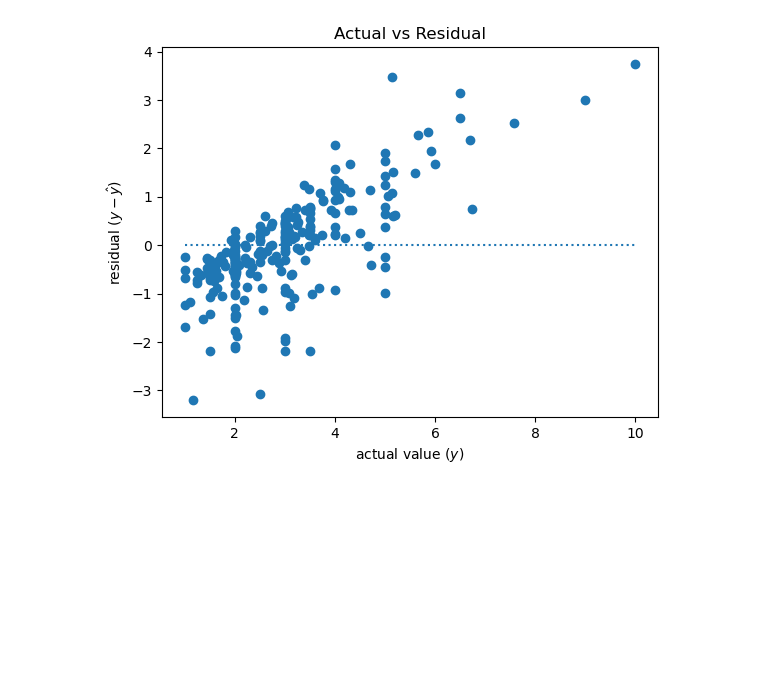
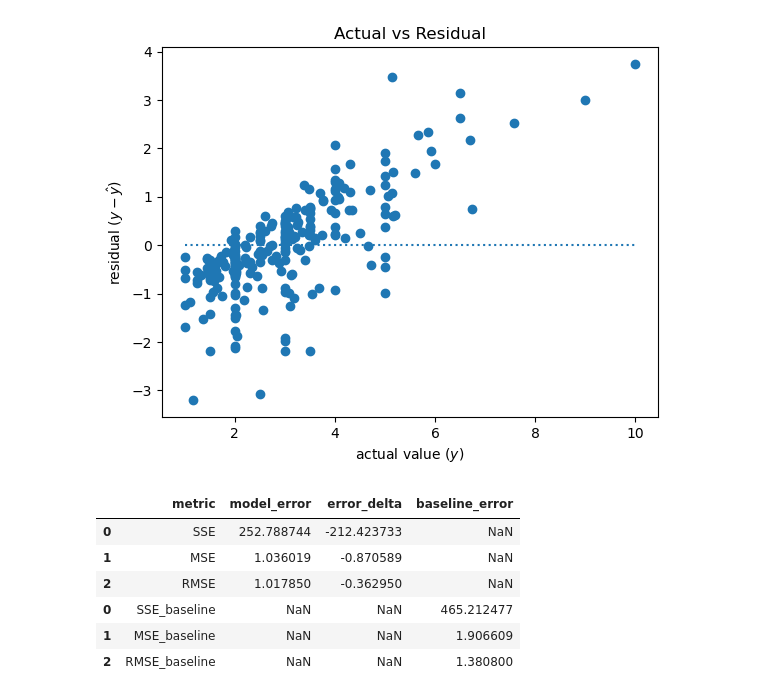
Before and after one commit to Marley-C-Robinson-99/regression-exercises, a Jupyter notebook: Evaluate.ipynb, the cells around one changed output. Saved outputs shown, nothing was run; the diff lists cells and outputs as text; code cells hidden in the pictures; blank space fills up the shorter version.

Commit message:
Modeling and model.py

```diff
--- a/Evaluate.ipynb
+++ b/Evaluate.ipynb
@@ -31,2 +40,16 @@ ev.plot_residuals(tips.tip, tips.yhat)
 # %% [output]
 [figure]
+# %%
+x = preds.total_bill
+y = preds.tip
+df_eval, df_sig = ev.get_metrics(preds, 'total_bill', 'tip')
+# %%
+df_eval
+# %% [output]
+|  | metric | model_error | error_delta | baseline_error |
+| 0 | SSE | 252.788744 | -212.423733 | NaN |
+| 1 | MSE | 1.036019 | -0.870589 | NaN |
+| 2 | RMSE | 1.017850 | -0.362950 | NaN |
+| 0 | SSE_baseline | NaN | NaN | 465.212477 |
+| 1 | MSE_baseline | NaN | NaN | 1.906609 |
+| 2 | RMSE_baseline | NaN | NaN | 1.380800 |
```
Also changed, not shown: parts of 4 cells of this notebook, 4 other files.
